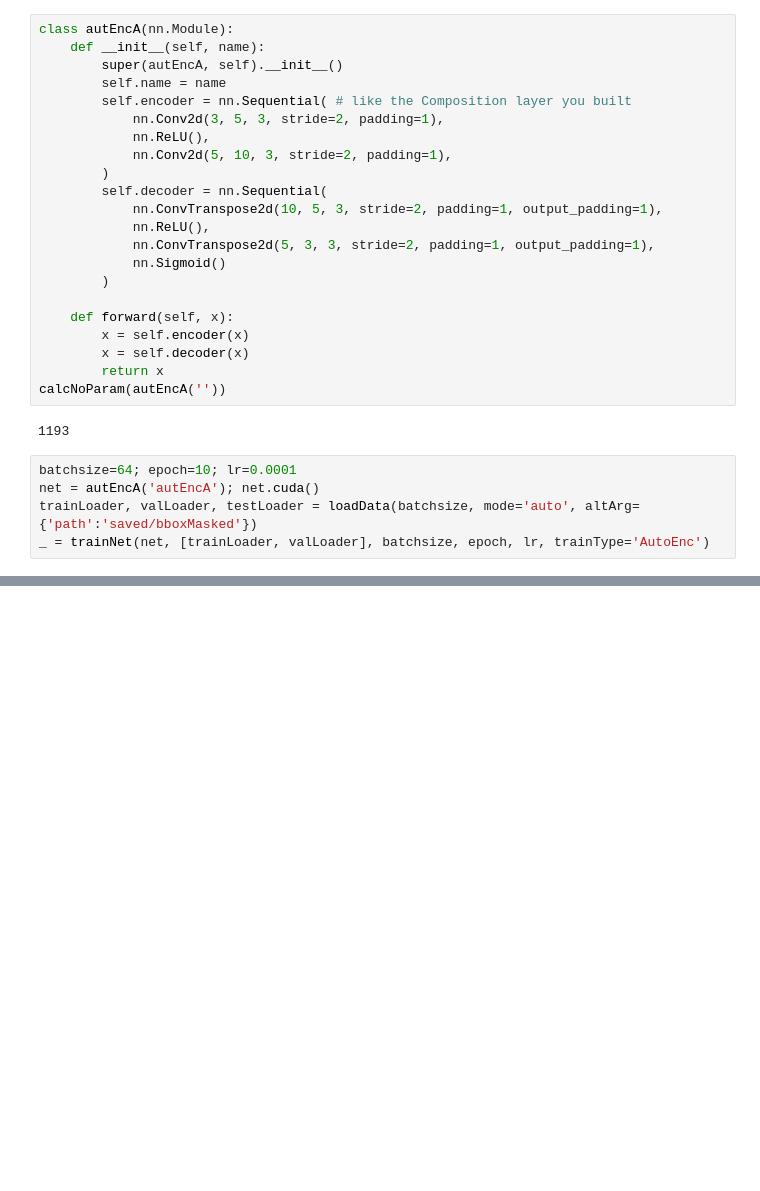
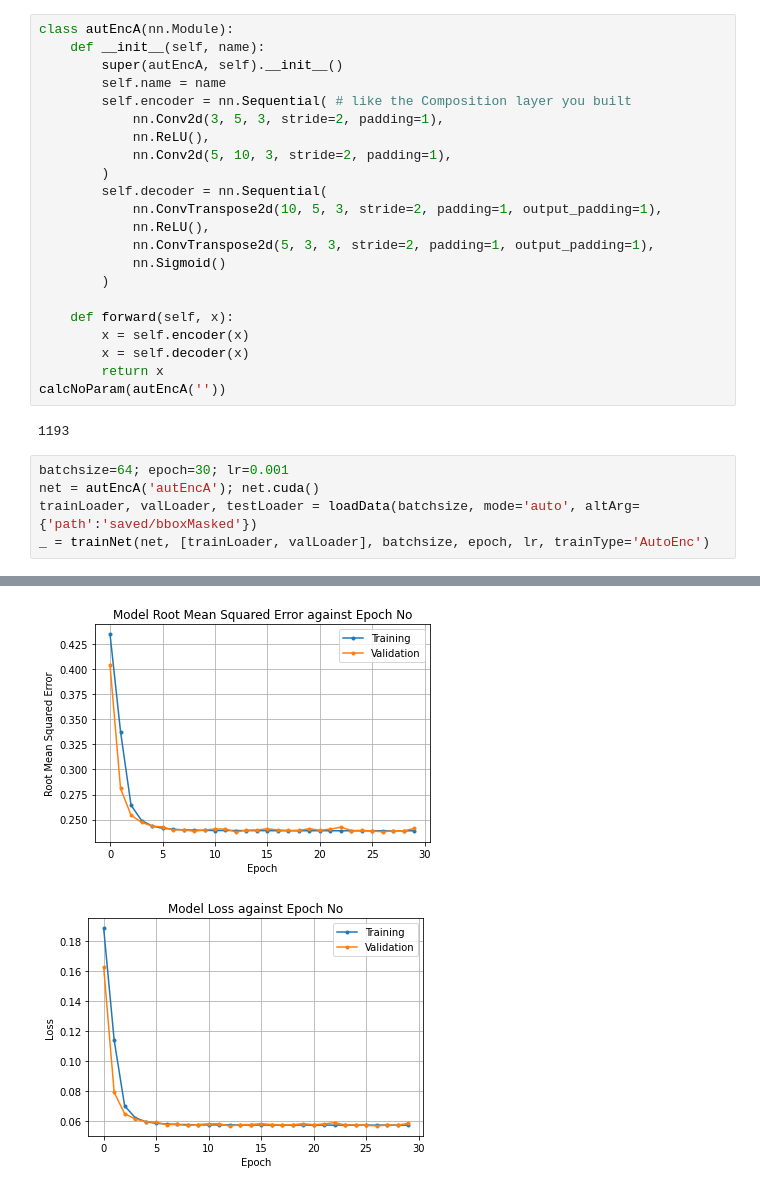
Before and after one commit to GerryChen117/2020-Summer-APS360-Project, a Jupyter notebook: model/AutoEncoder.ipynb, the cells around one changed output, grey strips where cells are left out. Saved outputs shown, nothing was run; the diff lists cells and outputs as text; blank space fills up the shorter version.

```diff
--- a/model/AutoEncoder.ipynb
+++ b/model/AutoEncoder.ipynb
@@ -67,7 +67,7 @@ calcNoParam(autEncA(''))
 # %% [output]
 1193
 # %%
-batchsize=64; epoch=10; lr=0.0001
+batchsize=64; epoch=30; lr=0.001
 net = autEncA('autEncA'); net.cuda()
 trainLoader, valLoader, testLoader = loadData(batchsize, mode='auto', altArg={'path':'saved/bboxMasked'})
 _ = trainNet(net, [trainLoader, valLoader], batchsize, epoch, lr, trainType='AutoEnc')
@@ -75,0 +92,2 @@ RuntimeError: CUDA out of memory. Tried to allocate 768.00 MiB (GPU 0; 6.00 GiB
+[figure, added]
+[figure, added]
```
Also changed, not shown: parts of 1 cell of this notebook, 36 other files.
